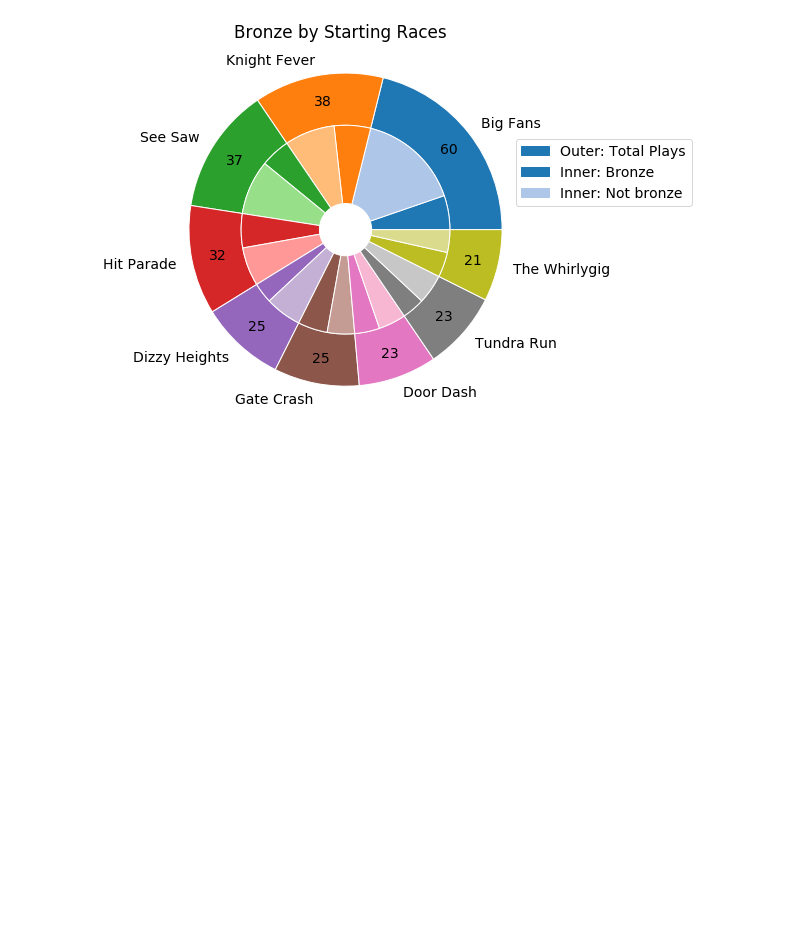
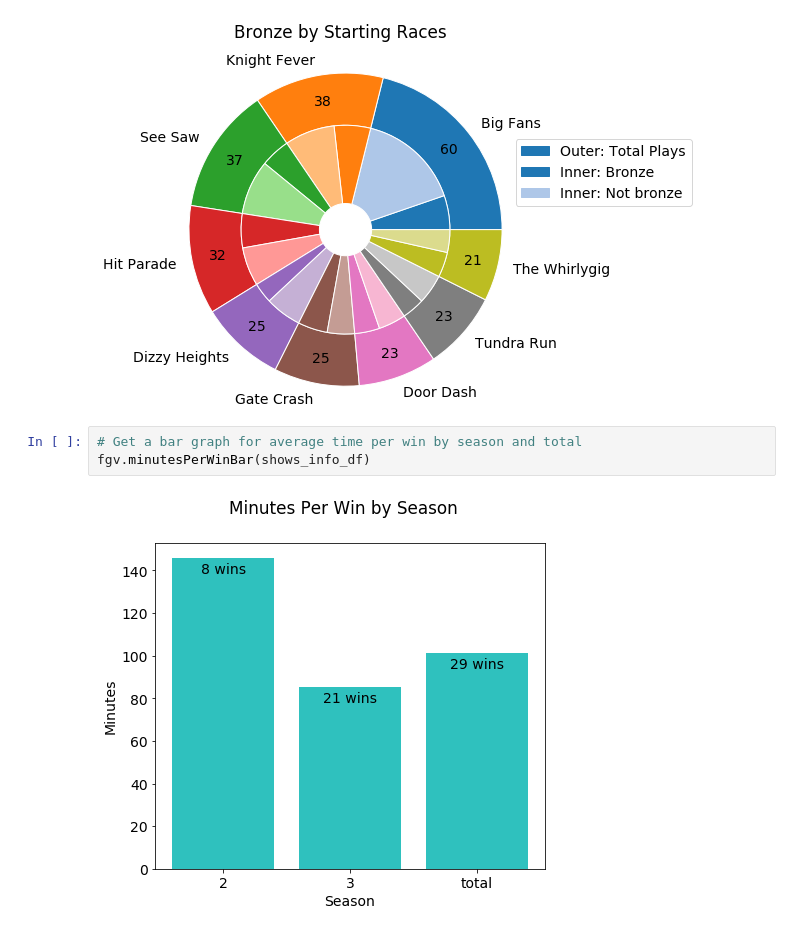
Before and after one commit to jvmohr/FallGuysCharts, a Jupyter notebook: Fall Guys Data Exploration.ipynb, the cells around one changed output. Drawn from its saved outputs; the diff is of its cells as text; blank space fills up the shorter version.

```diff
--- a/Fall Guys Data Exploration.ipynb
+++ b/Fall Guys Data Exploration.ipynb
@@ -260,3 +266,8 @@ fgv.startingRacesPie(rounds_df, inner='bronze', title='Bronze by Starting Races'
                  inner_pos_title='Bronze', inner_neg_title='Not bronze', total_num=True);
 # %% [output]
 [figure]
+# %%
+# Get a bar graph for average time per win by season and total
+fgv.minutesPerWinBar(shows_info_df)
+# %% [output]
+[figure, added]
```
Also changed, not shown: parts of 16 cells of this notebook, 5 other files.
